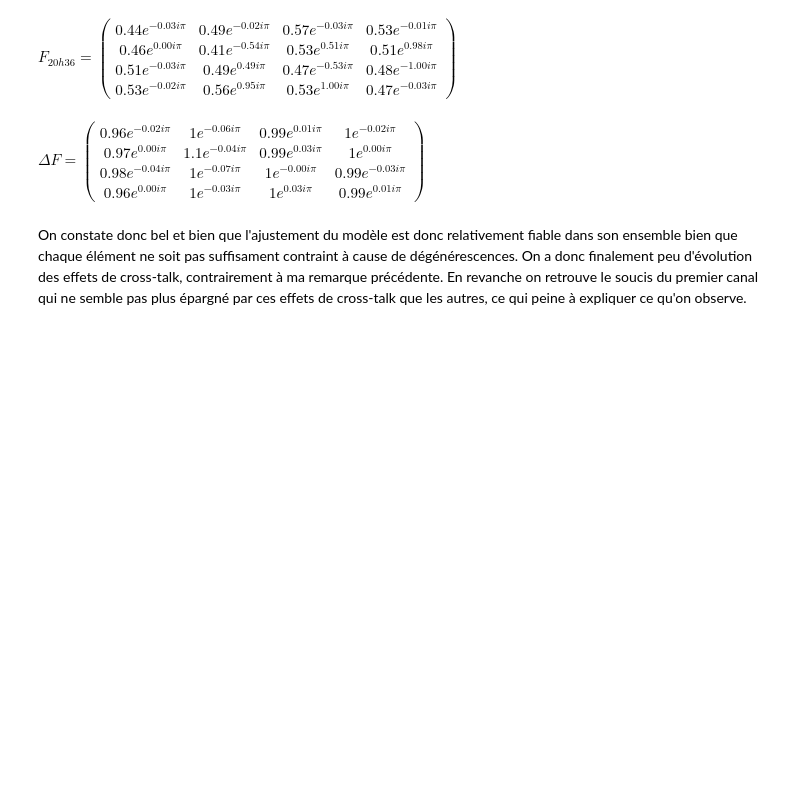
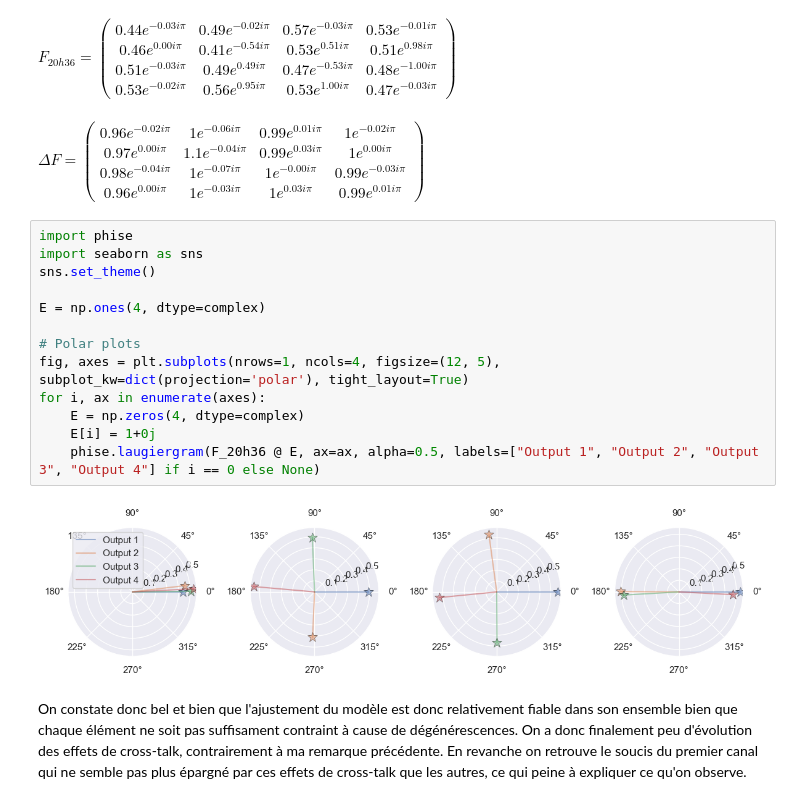
Before and after one commit to VForiel/PhD-Experiments, a Jupyter notebook: to_share/results.ipynb, the cells around one changed output. Cells and saved outputs as stored; diff of their text form; blank space fills up the shorter version.

```diff
--- a/to_share/results.ipynb
+++ b/to_share/results.ipynb
@@ -201,6 +328,21 @@ latexio.display_complex_matrix(F_18h52 / F_20h36, name=r"\Delta F")
 $\displaystyle F_{18h52}=\begin{pmatrix}0.42e^{-0.05i\pi} & 0.49e^{-0.09i\pi} & 0.56e^{-0.02i\pi} & 0.54e^{-0.03i\pi} \\ 0.44e^{0.01i\pi} & 0.43e^{-0.57i\pi} & 0.53e^{0.54i\pi} & 0.5e^{0.99i\pi} \\ 0.5e^{-0.07i\pi} & 0.49e^{0.42i\pi} & 0.47e^{-0.53i\pi} & 0.48e^{0.97i\pi} \\ 0.51e^{-0.02i\pi} & 0.56e^{0.92i\pi} & 0.53e^{-0.97i\pi} & 0.47e^{-0.02i\pi}\end{pmatrix}$
 $\displaystyle F_{20h36}=\begin{pmatrix}0.44e^{-0.03i\pi} & 0.49e^{-0.02i\pi} & 0.57e^{-0.03i\pi} & 0.53e^{-0.01i\pi} \\ 0.46e^{0.00i\pi} & 0.41e^{-0.54i\pi} & 0.53e^{0.51i\pi} & 0.51e^{0.98i\pi} \\ 0.51e^{-0.03i\pi} & 0.49e^{0.49i\pi} & 0.47e^{-0.53i\pi} & 0.48e^{-1.00i\pi} \\ 0.53e^{-0.02i\pi} & 0.56e^{0.95i\pi} & 0.53e^{1.00i\pi} & 0.47e^{-0.03i\pi}\end{pmatrix}$
 $\displaystyle \Delta F=\begin{pmatrix}0.96e^{-0.02i\pi} & 1e^{-0.06i\pi} & 0.99e^{0.01i\pi} & 1e^{-0.02i\pi} \\ 0.97e^{0.00i\pi} & 1.1e^{-0.04i\pi} & 0.99e^{0.03i\pi} & 1e^{0.00i\pi} \\ 0.98e^{-0.04i\pi} & 1e^{-0.07i\pi} & 1e^{-0.00i\pi} & 0.99e^{-0.03i\pi} \\ 0.96e^{0.00i\pi} & 1e^{-0.03i\pi} & 1e^{0.03i\pi} & 0.99e^{0.01i\pi}\end{pmatrix}$
+# %%
+import phise
+import seaborn as sns
+sns.set_theme()
+
+E = np.ones(4, dtype=complex)
+
+# Polar plots
+fig, axes = plt.subplots(nrows=1, ncols=4, figsize=(12, 5), subplot_kw=dict(projection='polar'), tight_layout=True)
+for i, ax in enumerate(axes):
+    E = np.zeros(4, dtype=complex)
+    E[i] = 1+0j
+    phise.laugiergram(F_20h36 @ E, ax=ax, alpha=0.5, labels=["Output 1", "Output 2", "Output 3", "Output 4"] if i == 0 else None)
+# %% [output]
+[figure, added]
 # %% [markdown]
 On constate donc bel et bien que l'ajustement du modèle est donc relativement fiable dans son ensemble bien que chaque élément ne soit pas suffisament contraint à cause de dégénérescences. On a donc finalement peu d'évolution des effets de cross-talk, contrairement à ma remarque précédente. En revanche on retrouve le soucis du premier canal qui ne semble pas plus épargné par ces effets de cross-talk que les autres, ce qui peine à expliquer ce qu'on observe.
 # %% [markdown]
```
Also changed, not shown: parts of 8 cells of this notebook, 5 other files.
